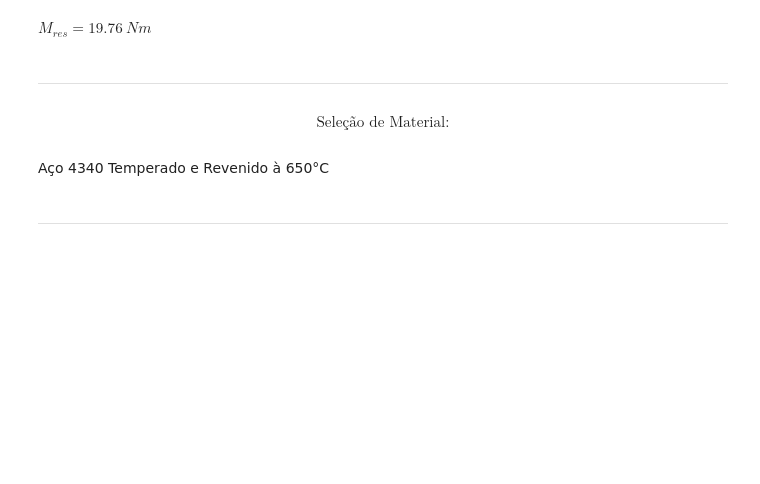
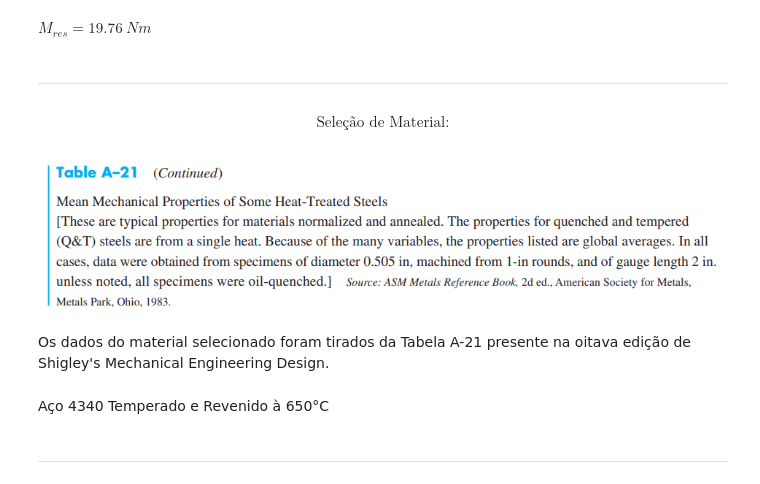
Before and after one commit to joaoalexarruda/desafio-baja, a Jupyter notebook: Cálculos/main.ipynb, the cells around one changed output. Drawn from its saved outputs; the diff is of its cells as text; code cells hidden in the pictures; blank space fills up the shorter version.

```diff
--- a/Cálculos/main.ipynb
+++ b/Cálculos/main.ipynb
@@ -108,6 +107,12 @@ $\displaystyle M_{res} = 19.76 \ Nm$
 ---
 # %% [markdown]
 $$\text{Seleção de Material:}$$
+# %%
+Image('A-21.png')
+# %% [output]
+[figure, added]
+# %% [markdown]
+Os dados do material selecionado foram tirados da Tabela A-21 presente na oitava edição de Shigley's Mechanical Engineering Design.
 # %% [markdown]
 Aço 4340 Temperado e Revenido à 650°C
 # %%
```
Also changed, not shown: parts of 40 cells of this notebook, 5 other files.
